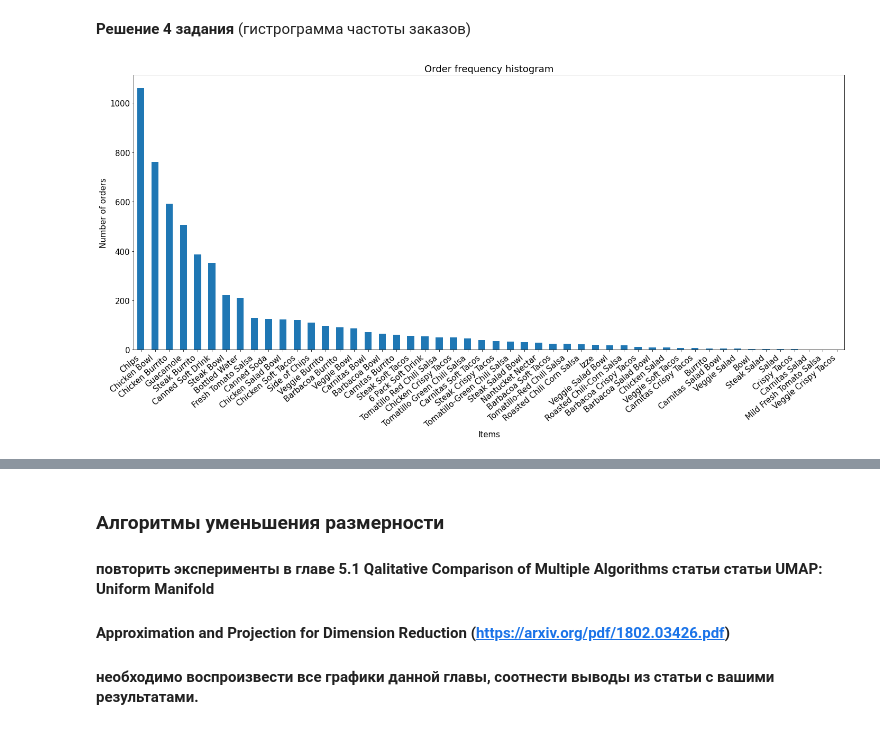
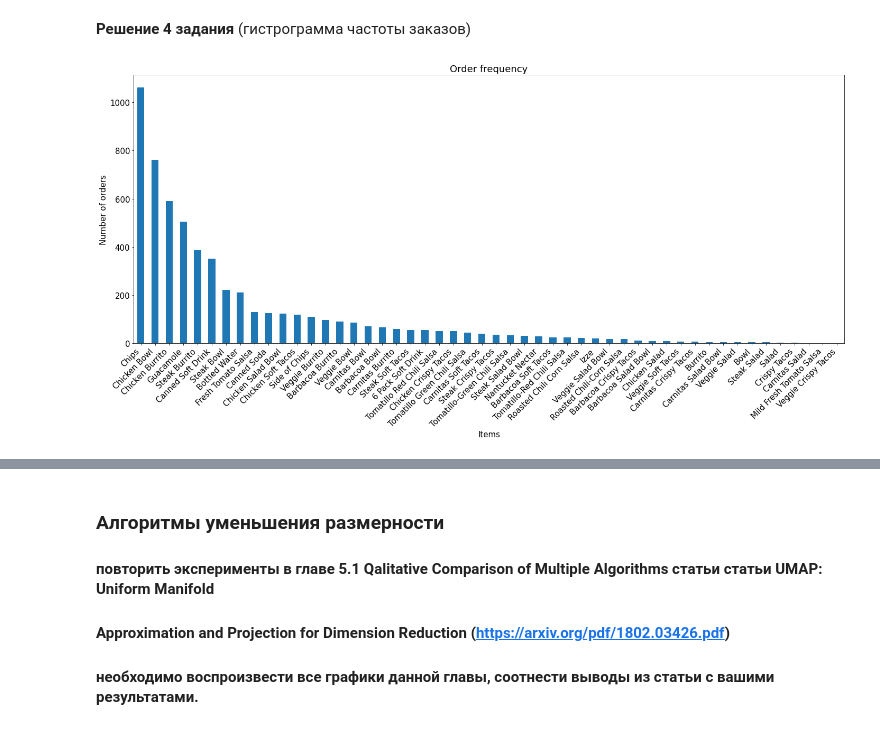
Before and after one commit to Blinova-Olga/intelligent-systems-HW1, a Jupyter notebook: Pandas&DimensionalityReduction.ipynb, the cells around one changed output, grey strips where cells are left out. Saved outputs shown, nothing was run; the diff lists cells and outputs as text; code cells hidden in the pictures.

```diff
--- a/Pandas&DimensionalityReduction.ipynb
+++ b/Pandas&DimensionalityReduction.ipynb
@@ -114,12 +75,12 @@ Chips
 # %%
 plt.rcParams['figure.figsize'] = (20, 10)
 plt.rcParams['font.size'] = 15    #шрифт
 group = df.groupby('item_name').quantity.sum().sort_values(ascending=False)
 chart = group.plot(x='item_name', y="quantity", kind="bar", legend=False)
-chart.set_xticklabels(chart.get_xticklabels(), rotation=40, ha="right")
+chart.set_xticklabels(chart.get_xticklabels(), rotation=45, ha="right")
 chart.set(xlabel="Items", ylabel = "Number of orders")
 plt.tight_layout()
-plt.title('Order frequency histogram')
+plt.title('Order frequency')
 plt.show()
 # %% [output]
-[figure, old version]
+[figure, new version]
```
Also changed, not shown: parts of 10 cells of this notebook.
